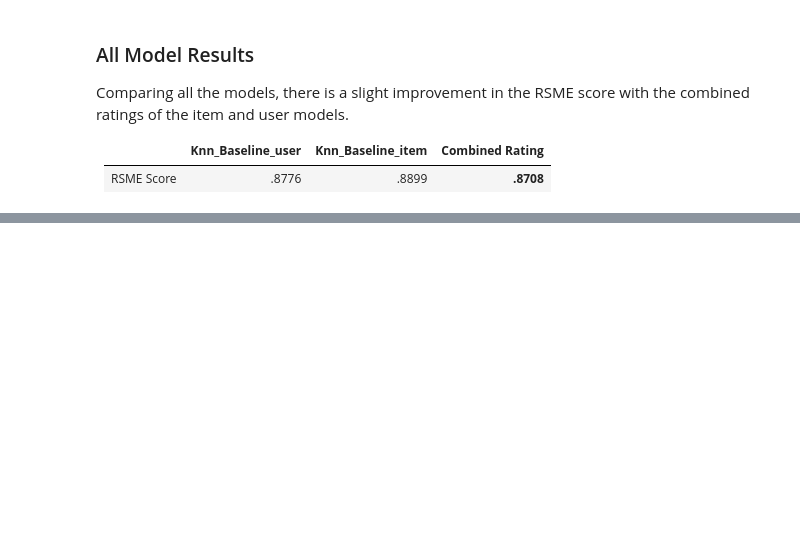
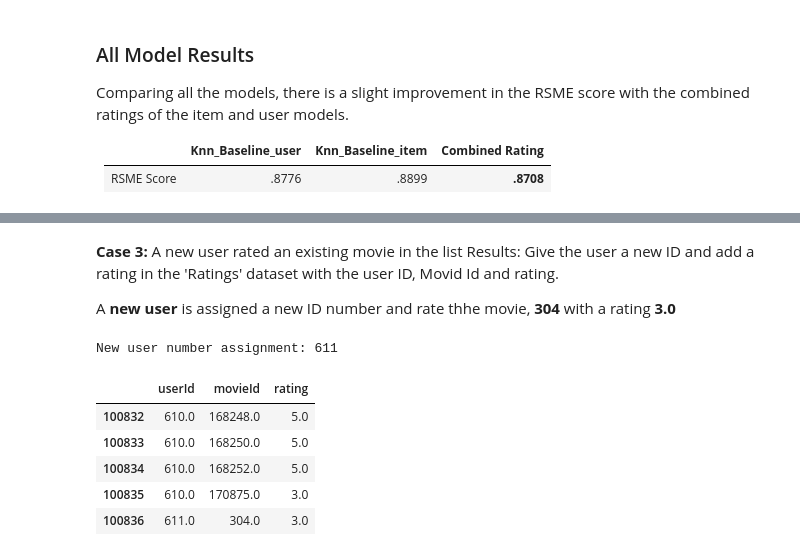
Before and after one commit to Tommyphung1/Creating-Movie-Recommendation-Systems, a Jupyter notebook: main_notebook.ipynb, the cells around one changed output, grey strips where cells are left out. Drawn from its saved outputs; the diff is of its cells as text; code cells hidden in the pictures; blank space fills up the shorter version.

```diff
--- a/main_notebook.ipynb
+++ b/main_notebook.ipynb
@@ -507,0 +545,17 @@ add_review(new_review, ratings)
+# %% [markdown]
+**Case 3:** A new user rated an existing movie in the list
+Results: Give the user a new ID and add a rating in the 'Ratings' dataset with the user ID, Movid Id and rating.
+
+A **new user** is assigned a new ID number and rate thhe movie, **304** with a rating **3.0**
+# %%
+new_review = {'user_id': None, 'movie_id': 304, 'title':None , 'genre':None, 'rating': 3.0}
+new_df, new_movies = hp.add_review(new_review, ratings,movies)
+new_df.tail()
+# %% [output]
+New user number assignment: 611
+|  | userId | movieId | rating |
+| 100832 | 610.0 | 168248.0 | 5.0 |
+| 100833 | 610.0 | 168250.0 | 5.0 |
+| 100834 | 610.0 | 168252.0 | 5.0 |
+| 100835 | 610.0 | 170875.0 | 3.0 |
+| 100836 | 611.0 | 304.0 | 3.0 |
```
Also changed, not shown: parts of 21 cells of this notebook, 1 other file.
